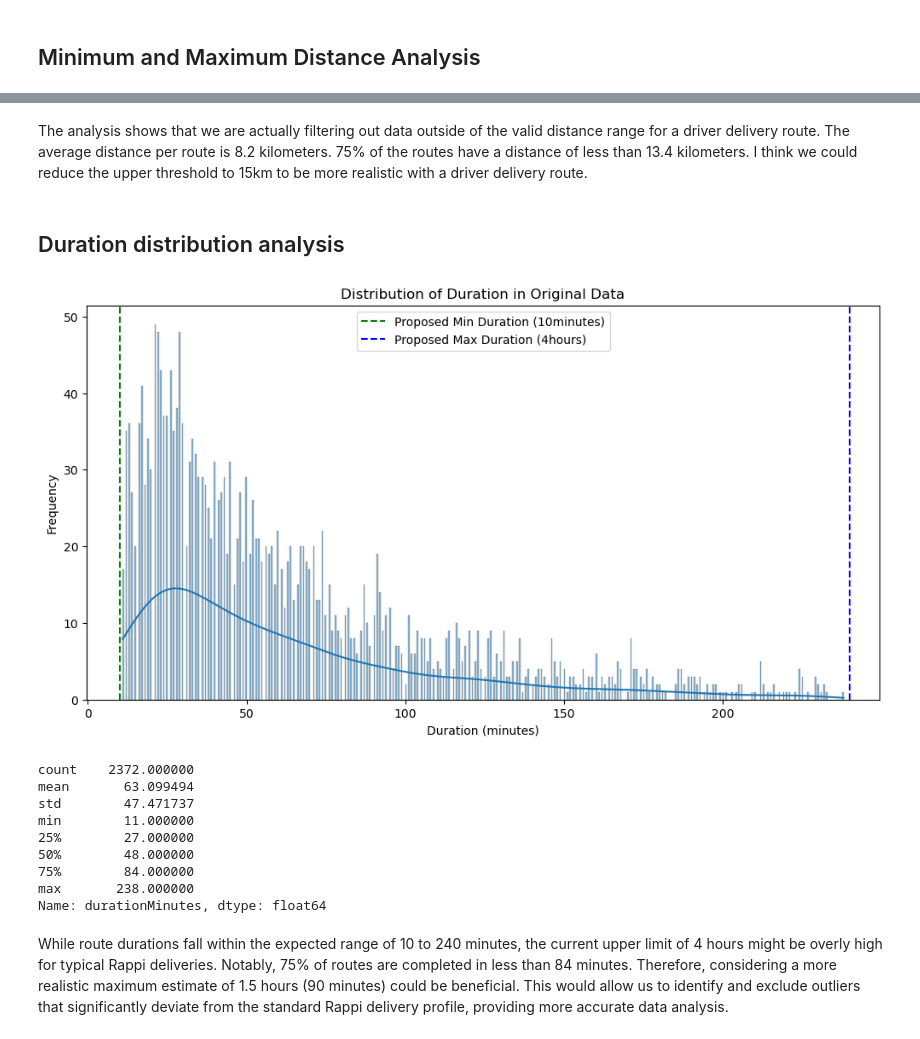
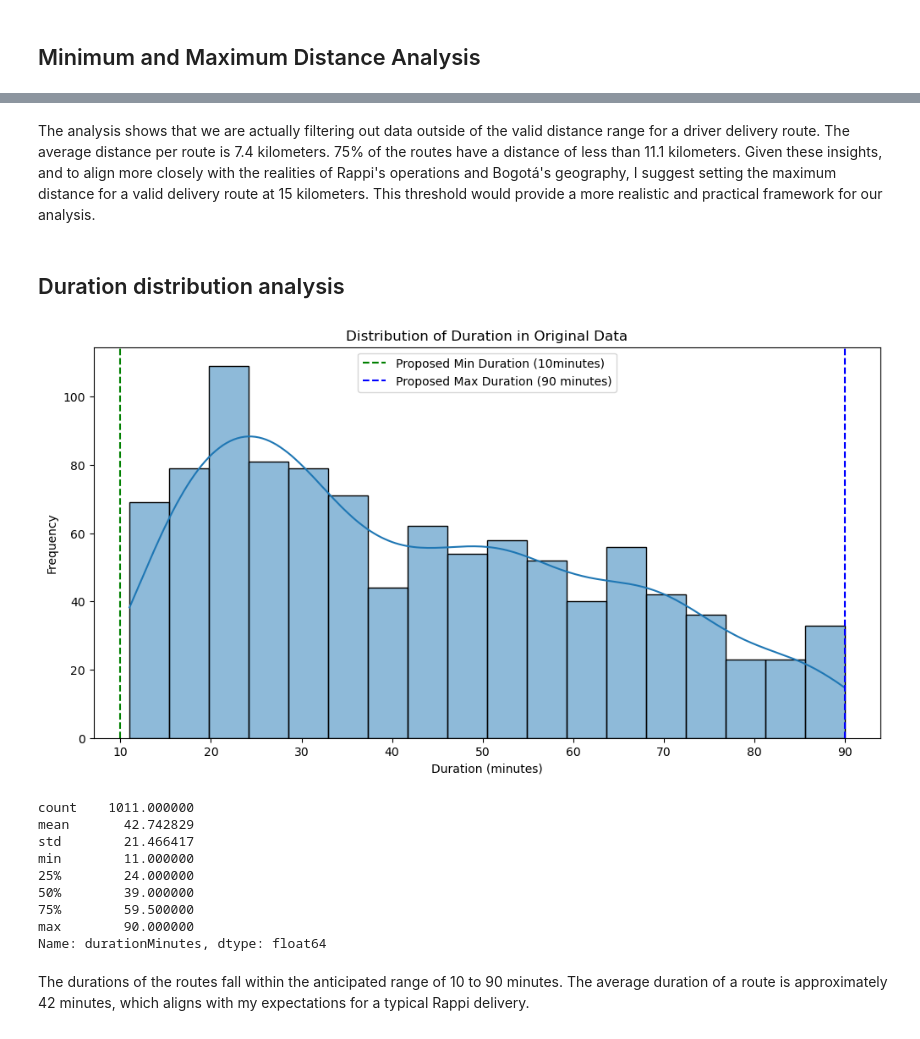
Before and after one commit to rodacreditos/celo_delivery_drivers_chain, a Jupyter notebook: result_processed_tribu_data_analysis.ipynb, the cells around one changed output, grey strips where cells are left out. Cells and saved outputs as stored; diff of their text form; code cells hidden in the pictures.

Commit message:
updated analysis with the latest produced files from the updated datascript

```diff
--- a/result_processed_tribu_data_analysis.ipynb
+++ b/result_processed_tribu_data_analysis.ipynb
@@ -174,39 +174,39 @@ max      24981.800000
 Name: measuredDistance, dtype: float64
 # %% [markdown]
-The analysis shows that we are actually filtering out data outside of the valid distance range for a driver delivery route. The average distance per route is 8.2 kilometers. 75% of the routes have a distance of less than 13.4 kilometers. I think we could reduce the upper threshold to 15km to be more realistic with a driver delivery route.
+The analysis shows that we are actually filtering out data outside of the valid distance range for a driver delivery route. The average distance per route is 7.4 kilometers. 75% of the routes have a distance of less than 11.1 kilometers. Given these insights, and to align more closely with the realities of Rappi's operations and Bogotá's geography, I suggest setting the maximum distance for a valid delivery route at 15 kilometers. This threshold would provide a more realistic and practical framework for our analysis.
 # %% [markdown]
 ## Duration distribution analysis
 # %%
 # Analyzing the distribution of measured distances
 plt.figure(figsize=(12, 6))
-sns.histplot(original_df['durationMinutes'], bins=500, kde=True)
+sns.histplot(original_df['durationMinutes'], bins=18, kde=True)
 plt.title('Distribution of Duration in Original Data')
 plt.xlabel('Duration (minutes)')
 plt.ylabel('Frequency')
 
 # Setting x-axis limits to focus on the area with more routes
 # For example, focusing on distances less than 500 meters
 #plt.xlim(0, 300)
 
 # initial and proposed thresholds
 plt.axvline(10, color='g', linestyle='--', label='Proposed Min Duration (10minutes)')
-plt.axvline(240, color='b', linestyle='--', label='Proposed Max Duration (4hours)')
+plt.axvline(90, color='b', linestyle='--', label='Proposed Max Duration (90 minutes)')
 plt.legend()
 plt.show()
 
 # Display basic statistical details of the measured distances
 distance_stats = original_df['durationMinutes'].describe()
 print(distance_stats)
 # %% [output]
-[figure, old version]
+[figure, new version]
-count    2372.000000
-mean       63.099494
-std        47.471737
+count    1011.000000
+mean       42.742829
+std        21.466417
 min        11.000000
-25%        27.000000
-50%        48.000000
-75%        84.000000
-max       238.000000
+25%        24.000000
+50%        39.000000
+75%        59.500000
+max        90.000000
 Name: durationMinutes, dtype: float64
-# %% [markdown]
-While route durations fall within the expected range of 10 to 240 minutes, the current upper limit of 4 hours might be overly high for typical Rappi deliveries. Notably, 75% of routes are completed in less than 84 minutes. Therefore, considering a more realistic maximum estimate of 1.5 hours (90 minutes) could be beneficial. This would allow us to identify and exclude outliers that significantly deviate from the standard Rappi delivery profile, providing more accurate data analysis.
+# %% [markdown]
+The durations of the routes fall within the anticipated range of 10 to 90 minutes. The average duration of a route is approximately 42 minutes, which aligns with my expectations for a typical Rappi delivery.
```
Also changed, not shown: parts of 10 cells of this notebook.
